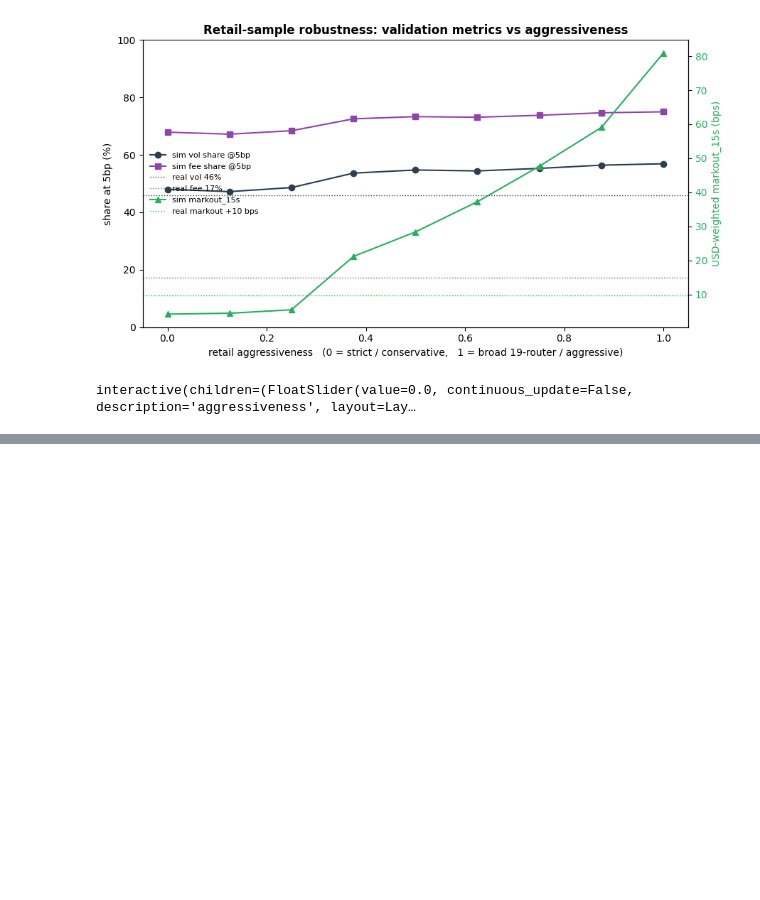
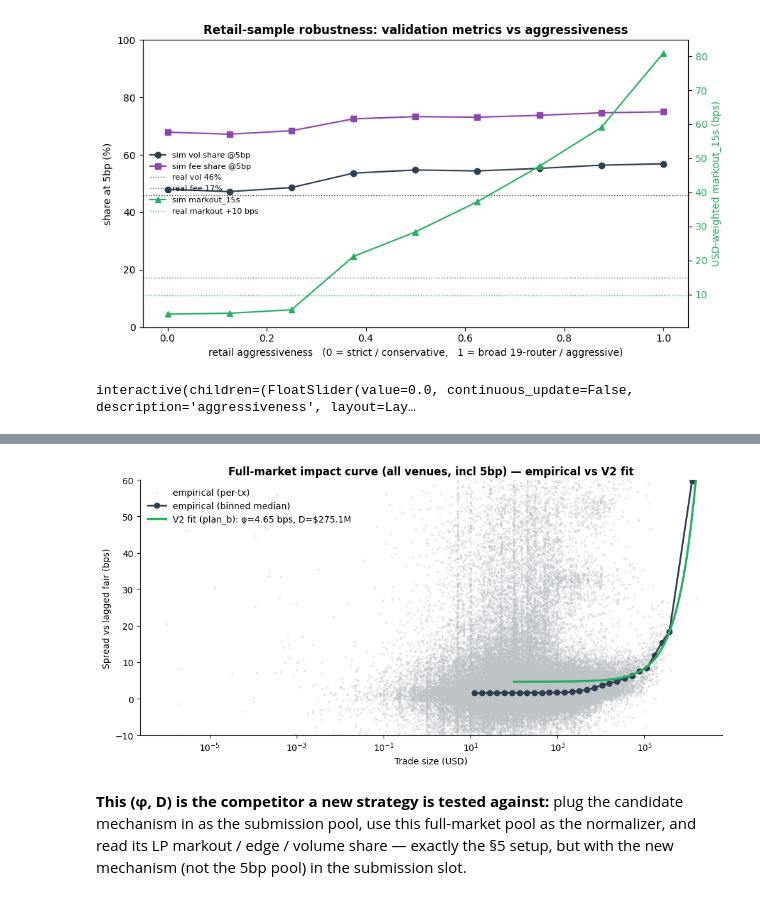
Before and after one commit to wanxinwanxin/amm-gym, a Jupyter notebook: presentation/realistic_simulator.ipynb, the cells around one changed output, grey strips where cells are left out. Saved outputs shown, nothing was run; the diff lists cells and outputs as text; code cells hidden in the pictures; blank space fills up the shorter version.

```diff
--- a/presentation/realistic_simulator.ipynb
+++ b/presentation/realistic_simulator.ipynb
@@ -312,0 +342,12 @@ interactive(children=(FloatSlider(value=0.0, continuous_update=False, descriptio
+# %%
+fig, ax = plt.subplots(figsize=(10, 5))
+plot_impact_curve_fit(ax=ax,
+                      sample=load_allpools_impact_sample(),
+                      fit=load_allpools_impact_fit(),
+                      title="Full-market impact curve (all venues, incl 5bp) — empirical vs V2 fit")
+plt.tight_layout()
+plt.show()
+# %% [output]
+[figure, added]
+# %% [markdown]
+**This (φ, D) is the competitor a new strategy is tested against:** plug the candidate mechanism in as the submission pool, use this full-market pool as the normalizer, and read its LP markout / edge / volume share — exactly the §5 setup, but with the new mechanism (not the 5bp pool) in the submission slot.
```
Also changed, not shown: parts of 3 cells of this notebook, 4 other files.
